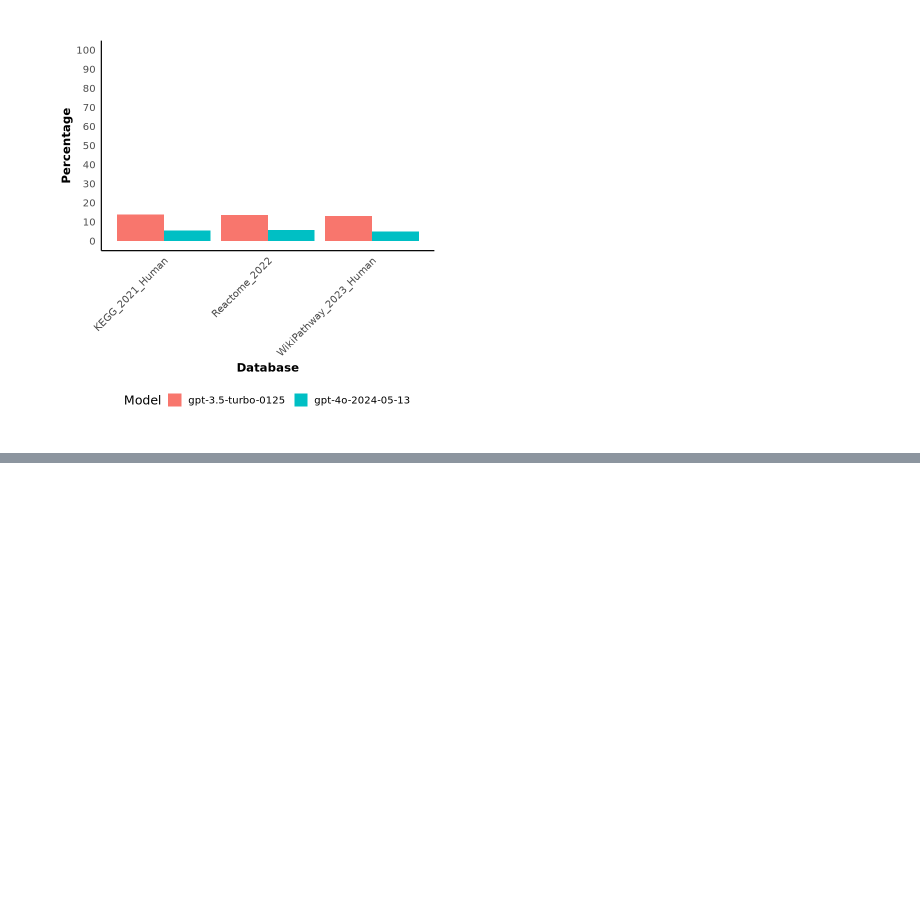
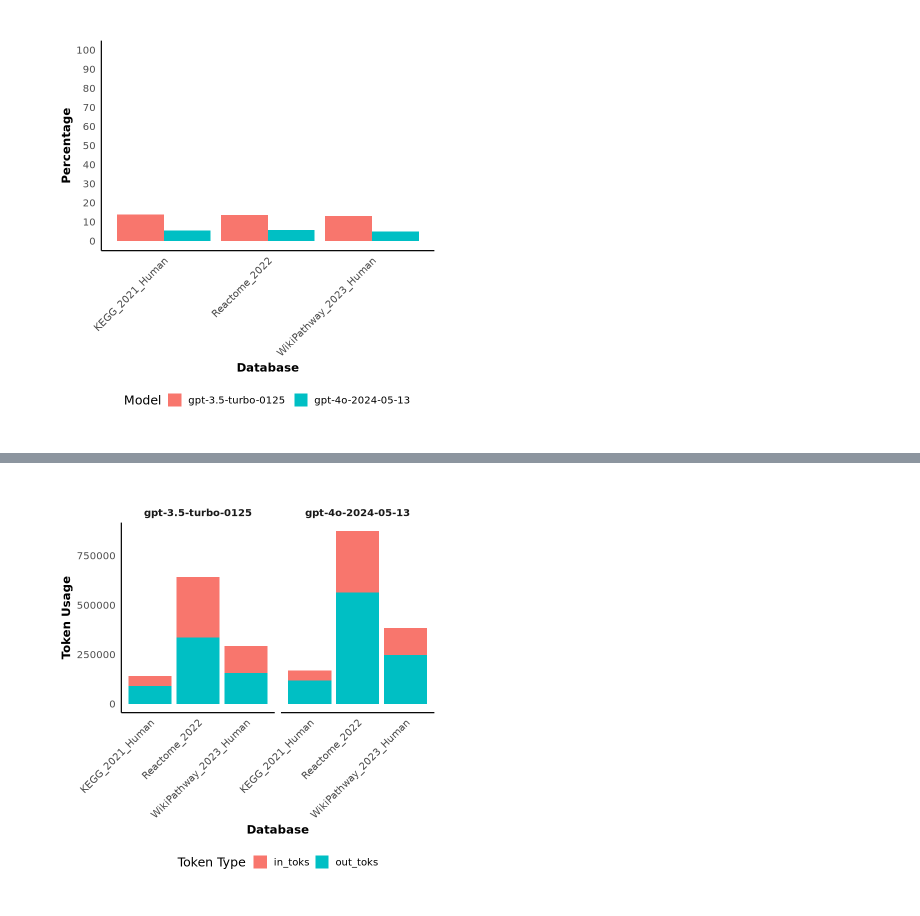
Before and after one commit to Alector-BIO/llm2geneset, a Jupyter notebook: notebooks/figures.ipynb, the cells around one changed output, grey strips where cells are left out. Cells and saved outputs as stored; diff of their text form; code cells hidden in the pictures; blank space fills up the shorter version.

```diff
--- a/notebooks/figures.ipynb
+++ b/notebooks/figures.ipynb
@@ -396,0 +441,33 @@ p
+# %%
+plot_df_long <- plot_df %>%
+  pivot_longer(cols = c(in_toks, out_toks), names_to = "token_type", values_to = "toks")
+# %%
+# Create the stacked bar plot
+p <- ggplot(plot_df_long, aes(x = lib_name, y = toks, fill = token_type)) +
+  geom_bar(stat = "identity", position = "stack") +
+  facet_wrap(~model) + # Facet by model to maintain distinction
+  scale_y_continuous() +
+  labs(
+    x = "Database",
+    y = "Token Usage",
+    fill = "Token Type"
+  ) +
+  theme_minimal(base_size = 15) +
+  theme(
+    panel.grid.major = element_blank(),
+    panel.grid.minor = element_blank(),
+    panel.background = element_blank(),
+    plot.background = element_blank(),
+    panel.border = element_blank(),
+    axis.line = element_line(),
+    axis.text.x = element_text(angle = 45, hjust = 1),
+    axis.title.x = element_text(face = "bold", size = 14),
+    axis.title.y = element_text(face = "bold", size = 14),
+    strip.text = element_text(face = "bold", size = 12),
+    legend.position = "bottom",
+    plot.margin = margin(1, 1, 1, 1, "cm")  # Top, right, bottom, left margins
+  )
+
+p
+# %% [output]
+[figure, added]
```
Also changed, not shown: parts of 4 cells of this notebook.
